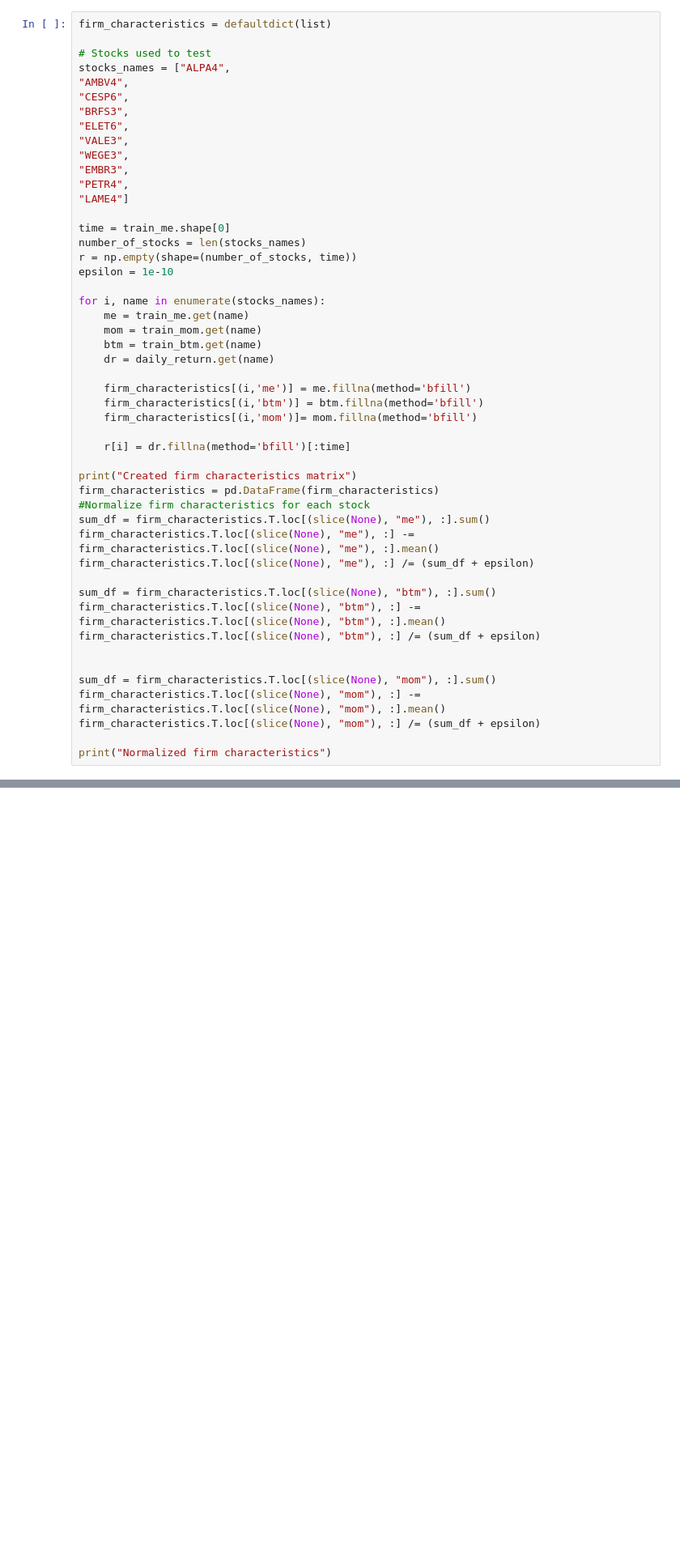
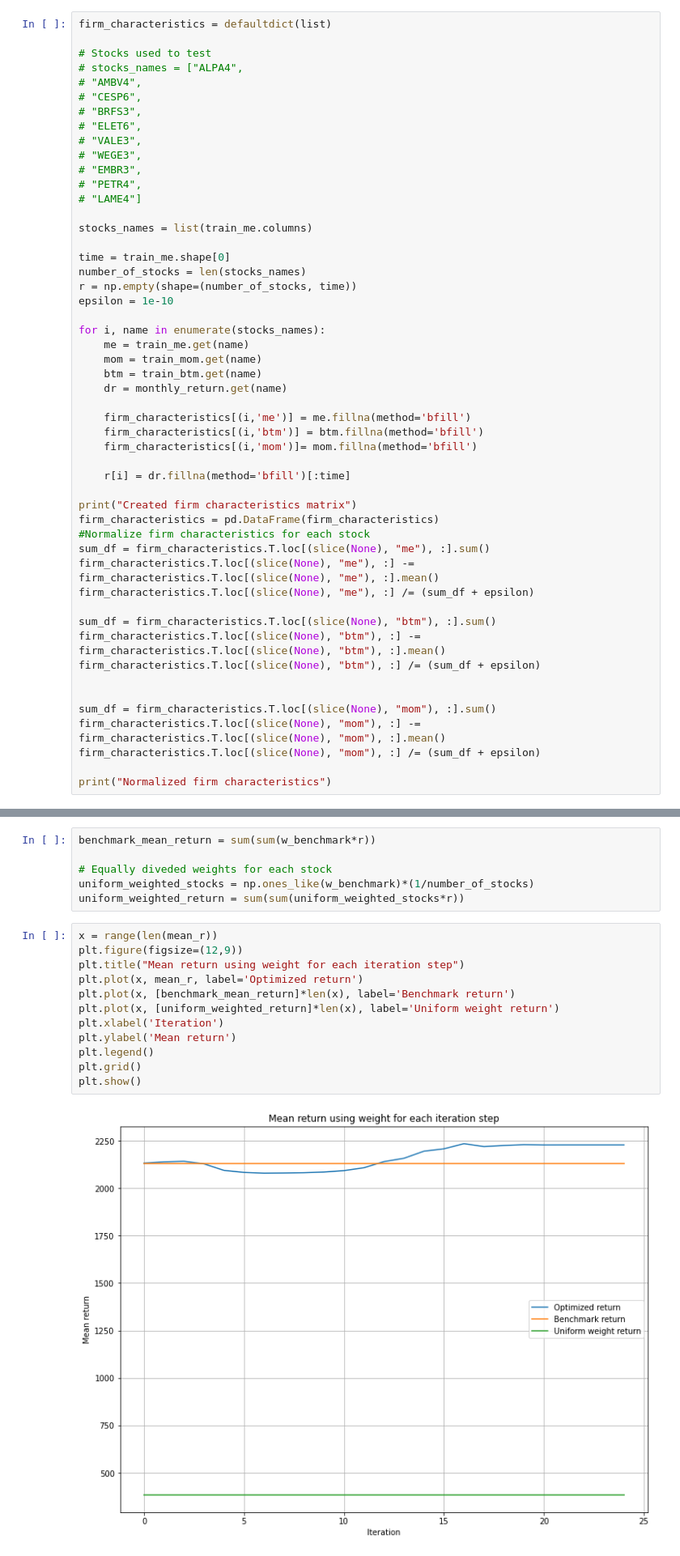
Before and after one commit to gabrielvieira37/master_thesis, a Jupyter notebook: prototype/article_prototype.ipynb, the cells around one changed output, grey strips where cells are left out. Shown at 81% size. Saved outputs shown, nothing was run; the diff lists cells and outputs as text; blank space fills up the shorter version.

```diff
--- a/prototype/article_prototype.ipynb
+++ b/prototype/article_prototype.ipynb
@@ -384,16 +404,18 @@ for train, val in splits.split(book_to_mkt_ratio):
 firm_characteristics = defaultdict(list)
 
 # Stocks used to test
-stocks_names = ["ALPA4",
-"AMBV4",
-"CESP6",
-"BRFS3",
-"ELET6",
-"VALE3",
-"WEGE3",
-"EMBR3",
-"PETR4",
-"LAME4"]
+# stocks_names = ["ALPA4",
+# "AMBV4",
+# "CESP6",
+# "BRFS3",
+# "ELET6",
+# "VALE3",
+# "WEGE3",
+# "EMBR3",
+# "PETR4",
+# "LAME4"]
+
+stocks_names = list(train_me.columns)
 
 time = train_me.shape[0]
 number_of_stocks = len(stocks_names)
@@ -404,7 +426,7 @@ for i, name in enumerate(stocks_names):
     me = train_me.get(name)
     mom = train_mom.get(name)
     btm = train_btm.get(name)
-    dr = daily_return.get(name)
+    dr = monthly_return.get(name)
 
     firm_characteristics[(i,'me')] = me.fillna(method='bfill')
     firm_characteristics[(i,'btm')] = btm.fillna(method='bfill')
@@ -575,0 +583,20 @@ plt.show()
+# %%
+benchmark_mean_return = sum(sum(w_benchmark*r))
+
+# Equally diveded weights for each stock
+uniform_weighted_stocks = np.ones_like(w_benchmark)*(1/number_of_stocks)
+uniform_weighted_return = sum(sum(uniform_weighted_stocks*r))
+# %%
+x = range(len(mean_r))
+plt.figure(figsize=(12,9))
+plt.title("Mean return using weight for each iteration step")
+plt.plot(x, mean_r, label='Optimized return')
+plt.plot(x, [benchmark_mean_return]*len(x), label='Benchmark return')
+plt.plot(x, [uniform_weighted_return]*len(x), label='Uniform weight return')
+plt.xlabel('Iteration')
+plt.ylabel('Mean return')
+plt.legend()
+plt.grid()
+plt.show()
+# %% [output]
+[figure, added]
```
Also changed, not shown: parts of 15 cells of this notebook.
